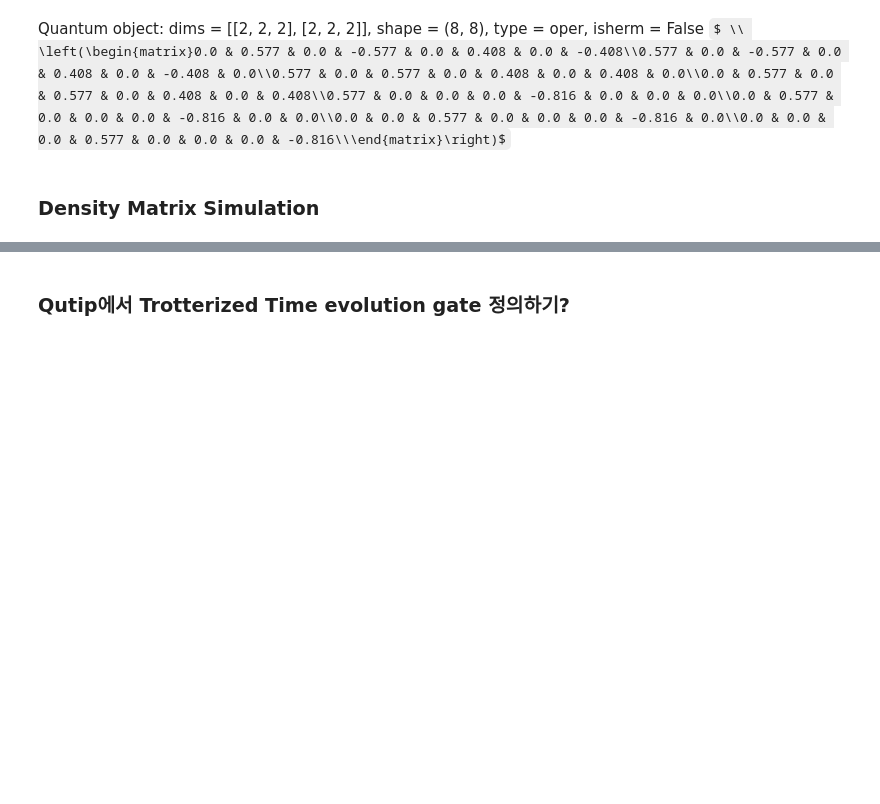
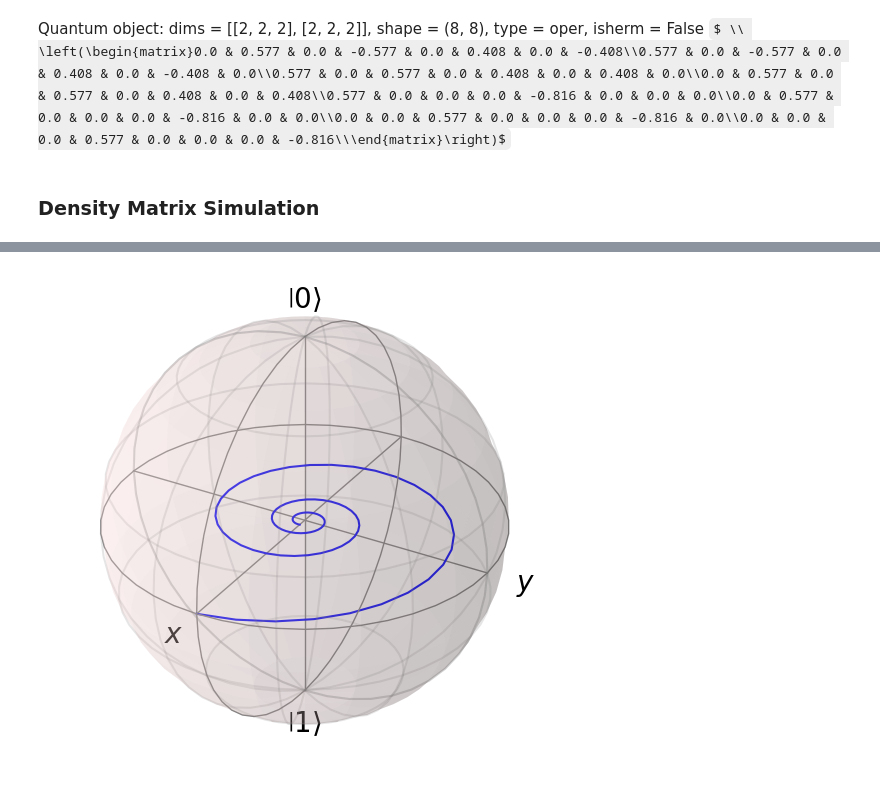
Before and after one commit to ckckdud3/Quantum, a Jupyter notebook: QuTip/Tutorial/QuTip_Test.ipynb, the cells around one changed output, grey strips where cells are left out. Saved outputs shown, nothing was run; the diff lists cells and outputs as text; code cells hidden in the pictures; some formulas as TeX source; blank space fills up the shorter version.

Commit message:
[EDIT] Qutip test

```diff
--- a/QuTip/Tutorial/QuTip_Test.ipynb
+++ b/QuTip/Tutorial/QuTip_Test.ipynb
@@ -251,5 +251,28 @@ sim.run(zero_state).get_final_states()[0]
 qc.svg
 # %% [output]
 [drawing not drawn]
-# %% [markdown]
-### Qutip에서 Trotterized Time evolution gate 정의하기?
+# %%
+t1_relax = 0.0
+t2_dephase = 0.3
+
+delta = 1.2*np.pi
+
+H = delta / 2.0 * sigmaz()
+
+c_ops = [np.sqrt(t2_dephase) * sigmaz(), np.sqrt(t1_relax) * sigmap()]
+
+psi_0 = (basis(2,0) + basis(2,1)) / np.sqrt(2)
+
+tlist = np.linspace(0,5,100)
+
+res = mesolve(H, psi_0, tlist, c_ops, [sigmax(), sigmay(), sigmaz()])
+# %%
+exp_x, exp_y, exp_z = res.expect
+
+sphere = Bloch()
+
+sphere.add_points([exp_x, exp_y, exp_z], meth='l')
+
+sphere.show()
+# %% [output]
+[figure, added]
```
Also changed, not shown: parts of 4 cells of this notebook, 3 other files.
